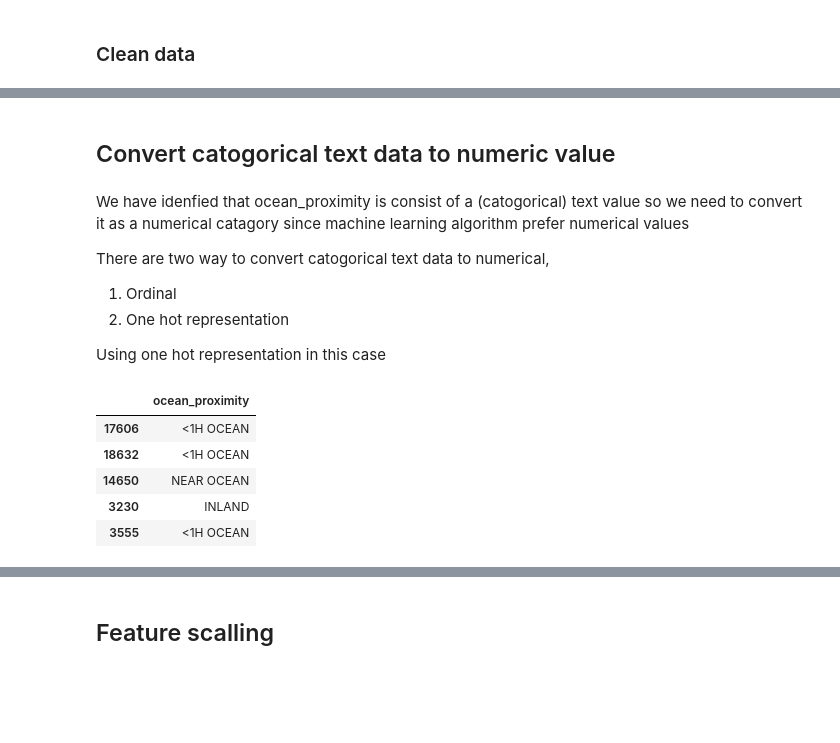
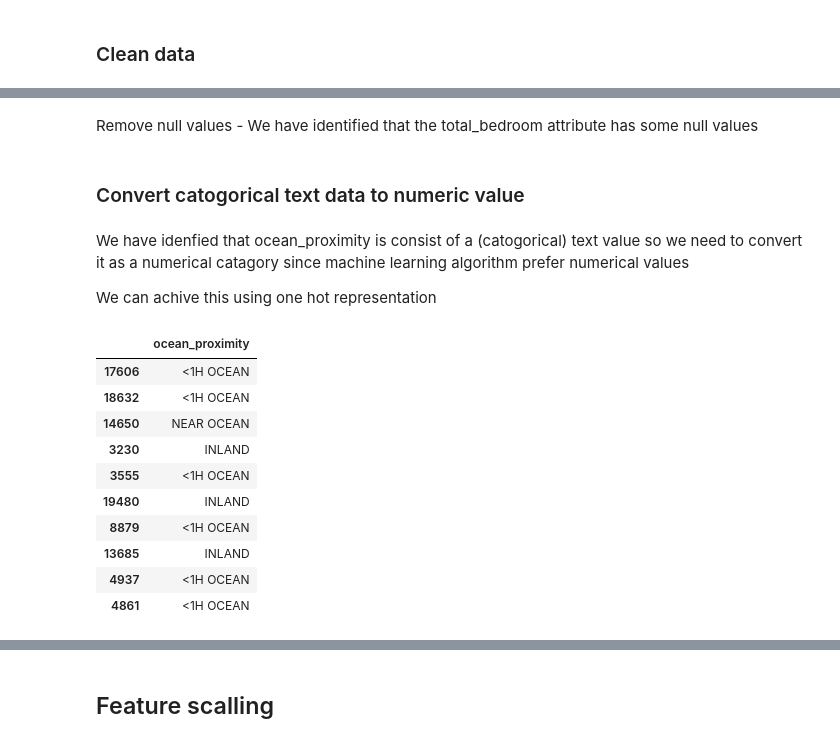
Before and after one commit to Sah96ah/Calfiornia-housing-price-prediction-A-complete-analytical-casestudy, a Jupyter notebook: median_house_price_prediction.ipynb, the cells around one changed output, grey strips where cells are left out. Cells and saved outputs as stored; diff of their text form; code cells hidden in the pictures; blank space fills up the shorter version.

```diff
--- a/median_house_price_prediction.ipynb
+++ b/median_house_price_prediction.ipynb
@@ -8,7 +8,7 @@ import matplotlib.pyplot as plt
 ## Import housing data and do analysis on that data
 Each row represents one district. There are 10 attributes: longitude, latitude,  housing_median_age, total_rooms, total_bed rooms, population, households, median_income, median_house_value , and ocean_proximity.
 # %%
-housing_data = pd.read_csv('housing.csv')
+housing_data = pd.read_csv('/home/nova/Documents/DS-AI/ML/Projects/Median_Housing_price_pridiction/housing.csv')
 housing_data.head()
 # %% [output]
 |  | longitude | latitude | housing_median_age | total_rooms | total_bedrooms | population | households | ... |
@@ -223,0 +211,2 @@ Note before we transform data with SimpleImputer we need to get rid of text data
+# %% [markdown]
+Remove null values - We have identified that the total_bedroom attribute has some null values
@@ -224,21 +233,22 @@ Note before we transform data with SimpleImputer we need to get rid of text data
 # %% [markdown]
-## Convert catogorical text data to numeric value
+### Convert catogorical text data to numeric value
 # %% [markdown]
 We have idenfied that ocean_proximity is consist of a (catogorical) text value so we need to convert it as a numerical catagory since machine learning algorithm prefer numerical values
 
-There are two way to convert catogorical text data to numerical,
-1. Ordinal
-2. One hot representation
-
-Using one hot representation in this case
+We can achive this using one hot representation
 # %%
 housing_cat = data[["ocean_proximity"]]
-housing_cat[:5]
+housing_cat[:10]
 # %% [output]
 |  | ocean_proximity |
 | 17606 | <1H OCEAN |
 | 18632 | <1H OCEAN |
 | 14650 | NEAR OCEAN |
 | 3230 | INLAND |
 | 3555 | <1H OCEAN |
+| 19480 | INLAND |
+| 8879 | <1H OCEAN |
+| 13685 | INLAND |
+| 4937 | <1H OCEAN |
+| 4861 | <1H OCEAN |
 # %%
```
Also changed, not shown: parts of 23 cells of this notebook.
